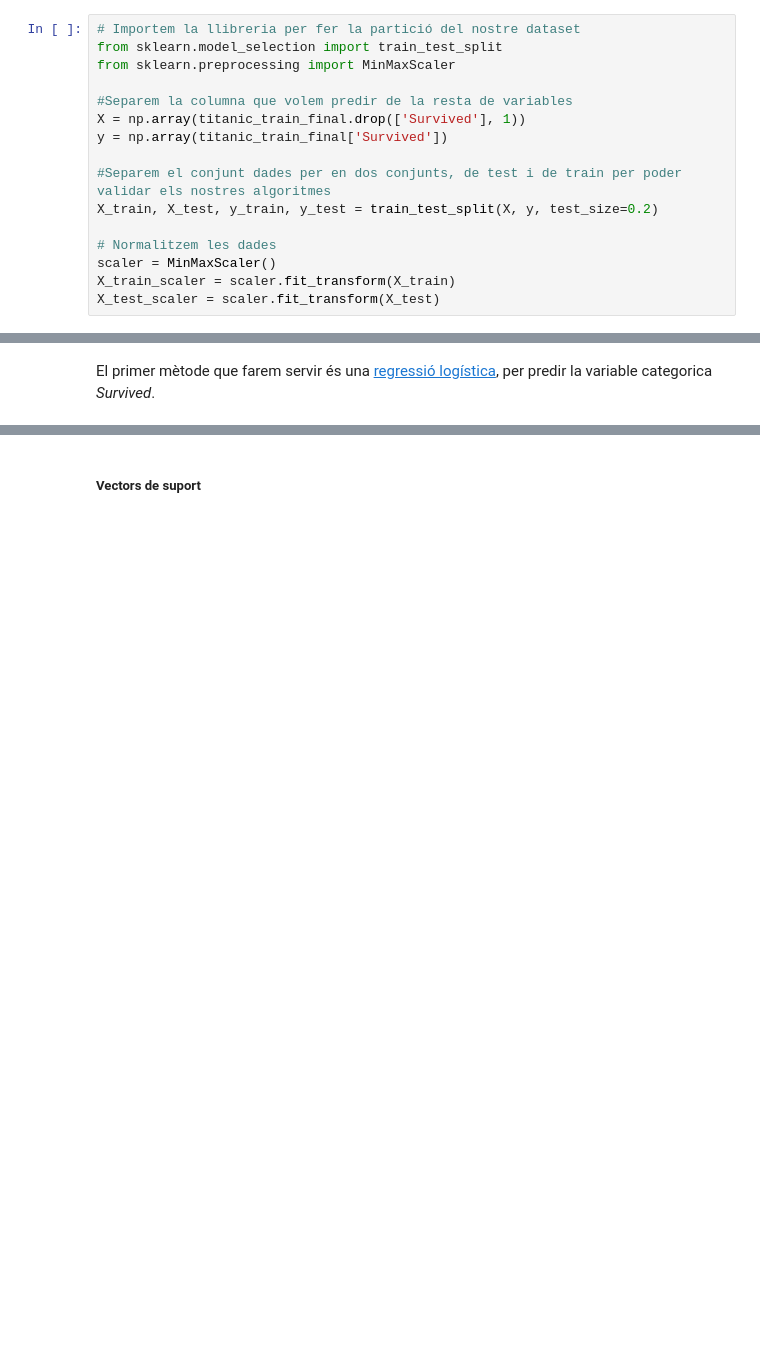
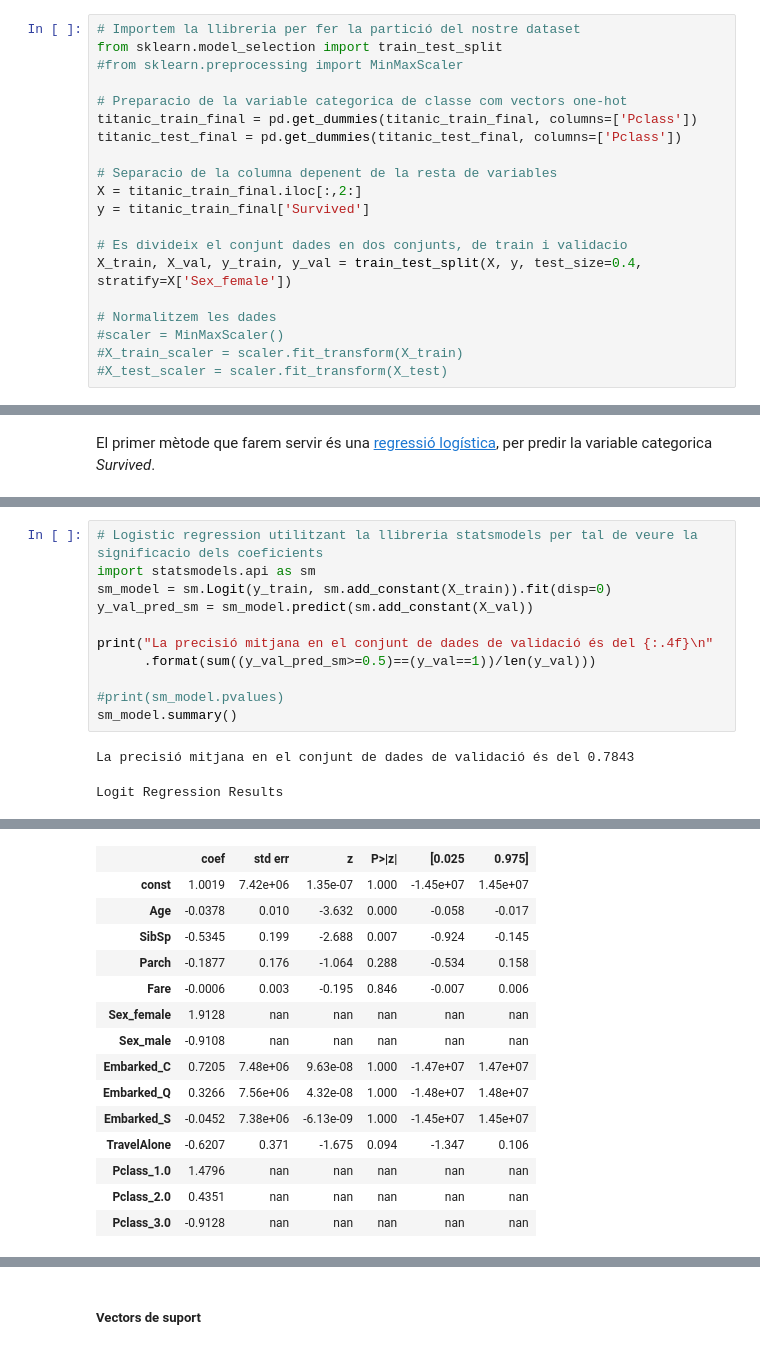
Before and after one commit to Ilergeta/titanic-uoc, a Jupyter notebook: notebook/Practica2_Titanic.ipynb, the cells around one changed output, grey strips where cells are left out. Saved outputs shown, nothing was run; the diff lists cells and outputs as text; blank space fills up the shorter version.

```diff
--- a/notebook/Practica2_Titanic.ipynb
+++ b/notebook/Practica2_Titanic.ipynb
@@ -604,17 +606,21 @@ Abans de començar amb aquests algoritmes primer separarem la variable que volem
 # %%
 # Importem la llibreria per fer la partició del nostre dataset
 from sklearn.model_selection import train_test_split
-from sklearn.preprocessing import MinMaxScaler
+#from sklearn.preprocessing import MinMaxScaler
 
-#Separem la columna que volem predir de la resta de variables
-X = np.array(titanic_train_final.drop(['Survived'], 1))
-y = np.array(titanic_train_final['Survived'])
+# Preparacio de la variable categorica de classe com vectors one-hot
+titanic_train_final = pd.get_dummies(titanic_train_final, columns=['Pclass'])
+titanic_test_final = pd.get_dummies(titanic_test_final, columns=['Pclass'])
 
-#Separem el conjunt dades per en dos conjunts, de test i de train per poder validar els nostres algoritmes
-X_train, X_test, y_train, y_test = train_test_split(X, y, test_size=0.2)
+# Separacio de la columna depenent de la resta de variables
+X = titanic_train_final.iloc[:,2:]
+y = titanic_train_final['Survived']
+
+# Es divideix el conjunt dades en dos conjunts, de train i validacio
+X_train, X_val, y_train, y_val = train_test_split(X, y, test_size=0.4, stratify=X['Sex_female'])
 
 # Normalitzem les dades
-scaler = MinMaxScaler()
-X_train_scaler = scaler.fit_transform(X_train)
-X_test_scaler = scaler.fit_transform(X_test)
+#scaler = MinMaxScaler()
+#X_train_scaler = scaler.fit_transform(X_train)
+#X_test_scaler = scaler.fit_transform(X_test)
 # %% [markdown]
@@ -652,0 +670,14 @@ mean of accuracy score = 0.794889
+# %%
+# Logistic regression utilitzant la llibreria statsmodels per tal de veure la significacio dels coeficients
+import statsmodels.api as sm
+sm_model = sm.Logit(y_train, sm.add_constant(X_train)).fit(disp=0)
+y_val_pred_sm = sm_model.predict(sm.add_constant(X_val))
+
+print("La precisió mitjana en el conjunt de dades de validació és del {:.4f}\n"
+      .format(sum((y_val_pred_sm>=0.5)==(y_val==1))/len(y_val)))
+
+#print(sm_model.pvalues)
+sm_model.summary()
+# %% [output]
+La precisió mitjana en el conjunt de dades de validació és del 0.7843
+Logit Regression Results
@@ -652,0 +691,15 @@ mean of accuracy score = 0.794889
+|  | coef | std err | z | P>|z| | [0.025 | 0.975] |
+| const | 1.0019 | 7.42e+06 | 1.35e-07 | 1.000 | -1.45e+07 | 1.45e+07 |
+| Age | -0.0378 | 0.010 | -3.632 | 0.000 | -0.058 | -0.017 |
+| SibSp | -0.5345 | 0.199 | -2.688 | 0.007 | -0.924 | -0.145 |
+| Parch | -0.1877 | 0.176 | -1.064 | 0.288 | -0.534 | 0.158 |
+| Fare | -0.0006 | 0.003 | -0.195 | 0.846 | -0.007 | 0.006 |
+| Sex_female | 1.9128 | nan | nan | nan | nan | nan |
+| Sex_male | -0.9108 | nan | nan | nan | nan | nan |
+| Embarked_C | 0.7205 | 7.48e+06 | 9.63e-08 | 1.000 | -1.47e+07 | 1.47e+07 |
+| Embarked_Q | 0.3266 | 7.56e+06 | 4.32e-08 | 1.000 | -1.48e+07 | 1.48e+07 |
+| Embarked_S | -0.0452 | 7.38e+06 | -6.13e-09 | 1.000 | -1.45e+07 | 1.45e+07 |
+| TravelAlone | -0.6207 | 0.371 | -1.675 | 0.094 | -1.347 | 0.106 |
+| Pclass_1.0 | 1.4796 | nan | nan | nan | nan | nan |
+| Pclass_2.0 | 0.4351 | nan | nan | nan | nan | nan |
+| Pclass_3.0 | -0.9128 | nan | nan | nan | nan | nan |
```
Also changed, not shown: parts of 31 cells of this notebook.
